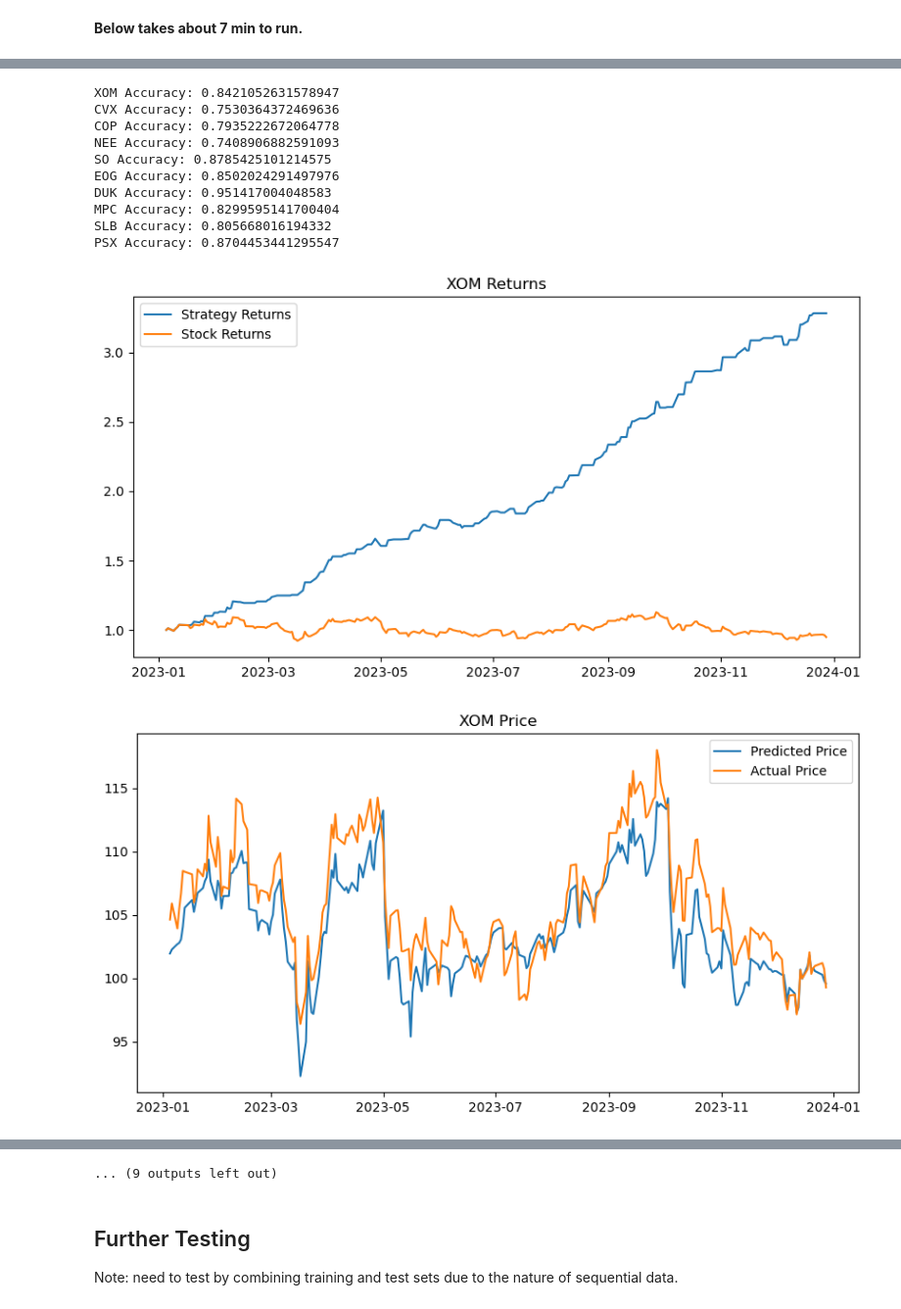
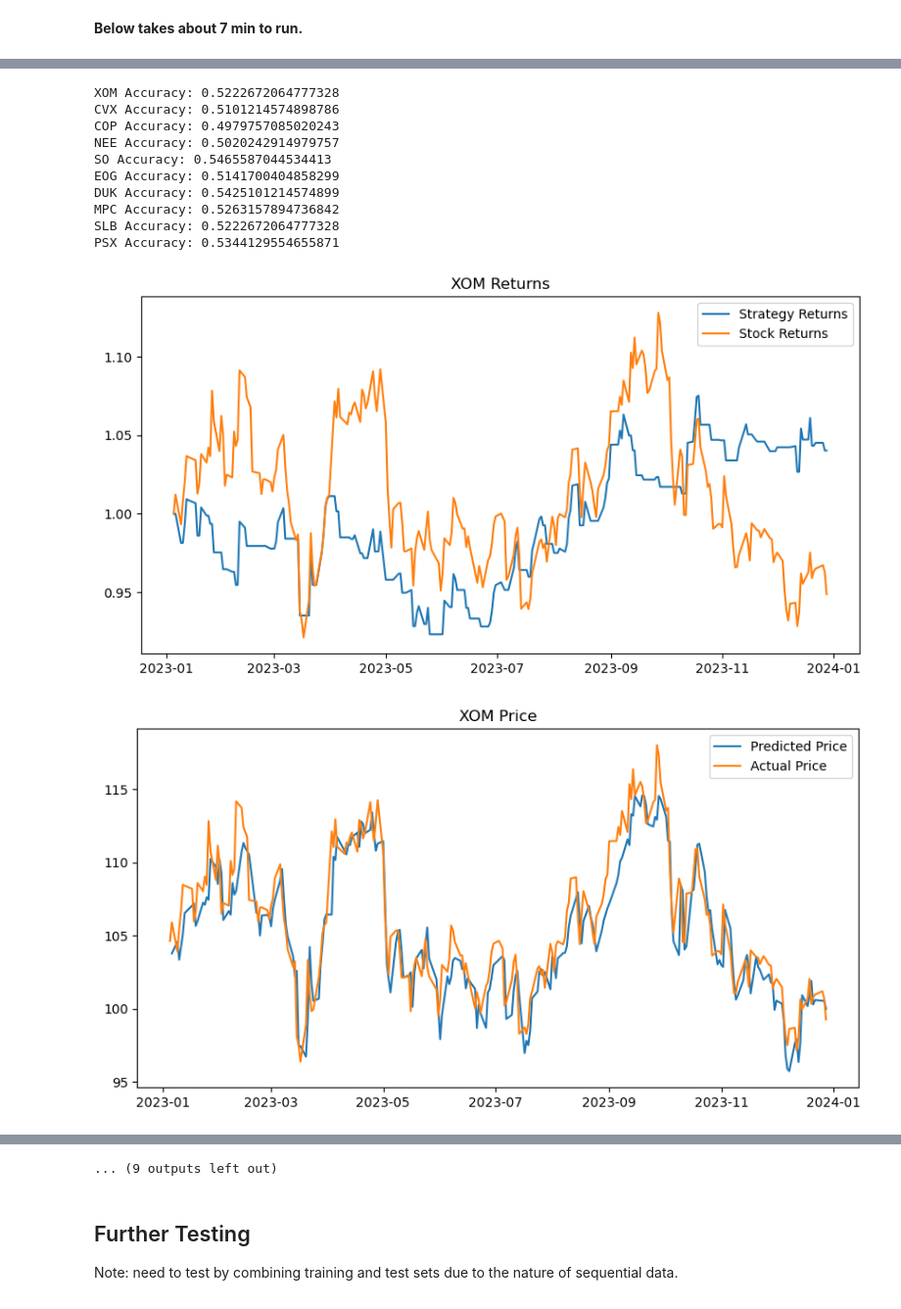
Before and after one commit to jjr2024/cs-451-quant-project, a Jupyter notebook: lstm_research.ipynb, the cells around one changed output, grey strips where cells are left out. Shown at 98% size. Drawn from its saved outputs; the diff is of its cells as text; code cells hidden in the pictures.

```diff
--- a/lstm_research.ipynb
+++ b/lstm_research.ipynb
@@ -250,7 +287,7 @@ plt.legend();
 # %%
 test_predict = lstm(X_test_final).data.numpy()
 # %%
-test_predict = mm.inverse_transform(test_predict)
+test_predict = ss1.inverse_transform(test_predict)
 X_test = pd.DataFrame(ss.inverse_transform(X_test_ss), index=X_test_ss.index, columns=X_test_ss.columns)
 # %%
 predicted_price = pd.DataFrame(test_predict)
@@ -319,7 +356,7 @@ tickers = ['XOM', 'CVX', 'COP', 'NEE', 'SO', 'EOG', 'DUK', 'MPC', 'SLB', 'PSX']
 from lstm_data import prepare_data
 # %%
 # preps data, see lstm_data.py, prints size of each ticker's dataset
-X_train, y_train, X_test, y_test, mm_scalers, ss_scalers, batch_size = prepare_data(tickers, start_date = '2014-01-01', end_date = '2024-01-01')
+X_train, y_train, X_test, y_test, ss, mm, batch_size = prepare_data(tickers, start_date = '2014-01-01', end_date = '2024-01-01')
 # %% [output]
 (2219, 15)
 (2219, 15)
@@ -342,7 +379,7 @@ X_train_final = torch.reshape(X_train_tensors, (X_train_tensors.shape[0], 1, X_t
 data_loader_train = torch.utils.data.DataLoader(
     torch.utils.data.TensorDataset(X_train_final, y_train_tensors),
     batch_size=batch_size,
-    shuffle=False
+    shuffle=True
 )
 # %%
 num_epochs = 1000 # 1000 epochs
@@ -397,7 +434,7 @@ def evaluate_lstm(model, X_test, y_test, ss, mm, features):
 
     test_predict = model(X_test_final).data.numpy() # predict
     test_predict = mm.inverse_transform(test_predict) # reverse transform back to original scale
-    cols = X_test.columns[X_test.columns != 'Tickers']
+    cols = X_test.columns[X_test.columns != 'Ticker']
     X_test = pd.DataFrame(ss.inverse_transform(X_test[cols]), index=X_test.index, columns=cols) # reverse transform X_test back to og scale
     predicted_price = pd.DataFrame(test_predict)
     predicted_price.columns = ['Predicted_Price']
@@ -408,7 +445,7 @@ def evaluate_lstm(model, X_test, y_test, ss, mm, features):
     X_test = X_test.dropna()
     X_test['Actual_Signal'] = (X_test['Returns'].shift(-1) > 0).astype(int) # actual buy/sell signal based on daily returns
     X_test['Predicted_Returns'] = X_test['Predicted_Price'].pct_change()
-    X_test['Predicted_Signal'] = (X_test['Predicted_Returns'].shift(-1) > 0).astype(int) # predicted buy/sell signal based on predicted returns
+    X_test['Predicted_Signal'] = (X_test['Predicted_Returns'] > 0)*1 # predicted buy/sell signal based on predicted returns
     X_test['Strategy_Returns'] = X_test['Returns'] * X_test['Predicted_Signal'].shift(1) # calculate daily strategy returns
     cumulative_strategy_returns = (X_test['Strategy_Returns'].fillna(0) + 1).cumprod()
     returns = X_test.loc[X_test.index, 'Returns']
@@ -420,14 +457,14 @@ def evaluate_lstm(model, X_test, y_test, ss, mm, features):
     # plot returns
     plt.figure(figsize=(10,5))
     plt.plot(cumulative_strategy_returns, label='Strategy Returns')
-    #plt.plot(cumulative_market_returns, label='Market Returns')
     plt.plot(cumulative_stock_returns, label='Stock Returns')
     plt.title(f'{ticker} Returns')
     plt.legend();
 
     # plot stock price
     plt.figure(figsize=(10,5))
-    plt.plot(X_test['Predicted_Price'], label='Predicted Price')
+    plt.plot(X_test['Predicted_Price'].shift(1), label='Predicted Price')
     plt.plot(X_test['Close'], label='Actual Price')
     plt.title(f'{ticker} Price')
     plt.legend();
+    return X_test
@@ -434,16 +491,16 @@ def evaluate_lstm(model, X_test, y_test, ss, mm, features):
 # %%
 for i in range(10):
-    evaluate_lstm(lstm, X_test[i], y_test[i], ss_scalers[i], mm_scalers[i], features)
+    evaluate_lstm(lstm, X_test[i], y_test[i], ss[i], mm[i], features)
 # %% [output]
-XOM Accuracy: 0.8421052631578947
-CVX Accuracy: 0.7530364372469636
-COP Accuracy: 0.7935222672064778
-NEE Accuracy: 0.7408906882591093
-SO Accuracy: 0.8785425101214575
-EOG Accuracy: 0.8502024291497976
-DUK Accuracy: 0.951417004048583
-MPC Accuracy: 0.8299595141700404
-SLB Accuracy: 0.805668016194332
-PSX Accuracy: 0.8704453441295547
+XOM Accuracy: 0.5222672064777328
+CVX Accuracy: 0.5101214574898786
+COP Accuracy: 0.4979757085020243
+NEE Accuracy: 0.5020242914979757
+SO Accuracy: 0.5465587044534413
+EOG Accuracy: 0.5141700404858299
+DUK Accuracy: 0.5425101214574899
+MPC Accuracy: 0.5263157894736842
+SLB Accuracy: 0.5222672064777328
+PSX Accuracy: 0.5344129554655871
-[figure, old version]
+[figure, new version]
-[figure, old version]
+[figure, new version]
```
Also changed, not shown: parts of 19 cells of this notebook, 7 other files.
